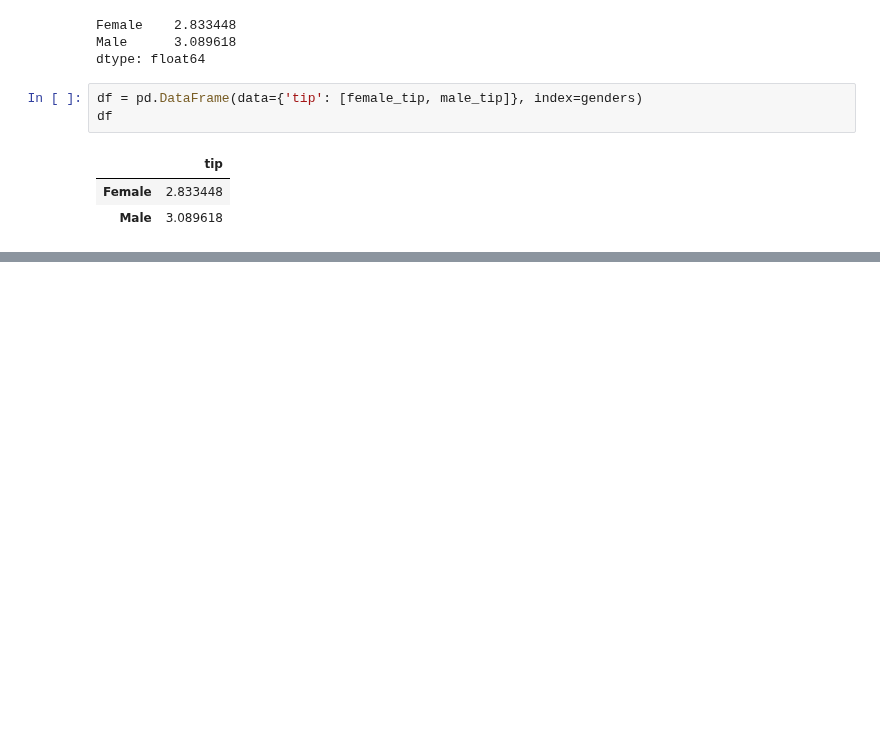
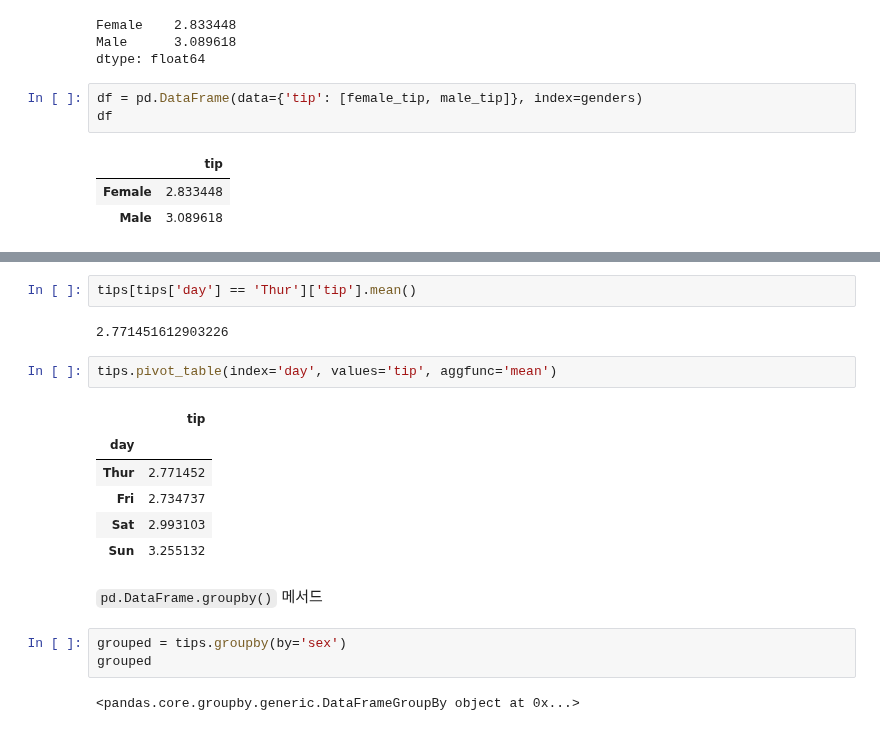
Before and after one commit to JakeOh/202011_itw_bd21, a Jupyter notebook: lab_da/da16_groupby.ipynb, the cells around one changed output, grey strips where cells are left out. Saved outputs shown, nothing was run; the diff lists cells and outputs as text; blank space fills up the shorter version.

```diff
--- a/lab_da/da16_groupby.ipynb
+++ b/lab_da/da16_groupby.ipynb
@@ -153,0 +211,21 @@ df
+# %%
+tips[tips['day'] == 'Thur']['tip'].mean()
+# %% [output]
+2.771451612903226
+# %%
+tips.pivot_table(index='day', values='tip', aggfunc='mean')
+# %% [output]
+|  | tip |
+| day |  |
+| Thur | 2.771452 |
+| Fri | 2.734737 |
+| Sat | 2.993103 |
+| Sun | 3.255132 |
+# %% [markdown]
+
+`pd.DataFrame.groupby()` 메서드
+# %%
+grouped = tips.groupby(by='sex')
+grouped
+# %% [output]
+<pandas.core.groupby.generic.DataFrameGroupBy object at 0x...>
```
Also changed, not shown: parts of 11 cells of this notebook.
